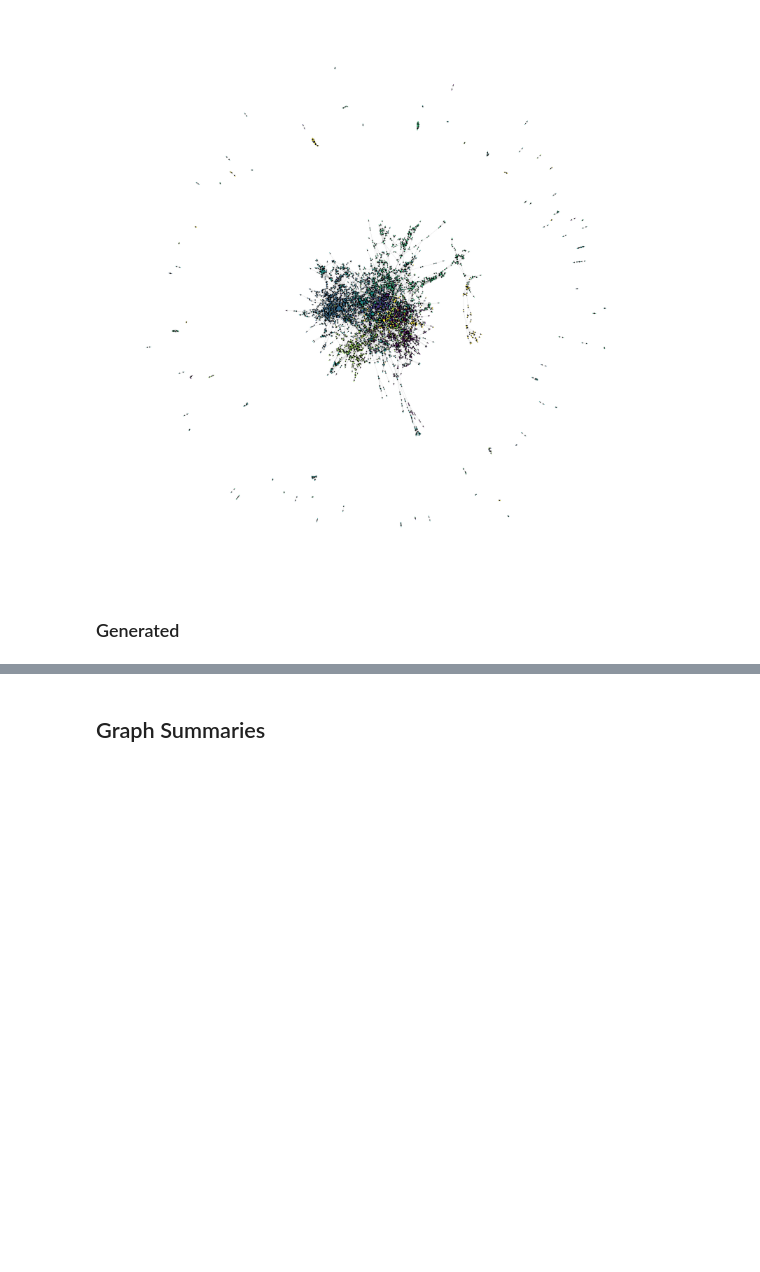
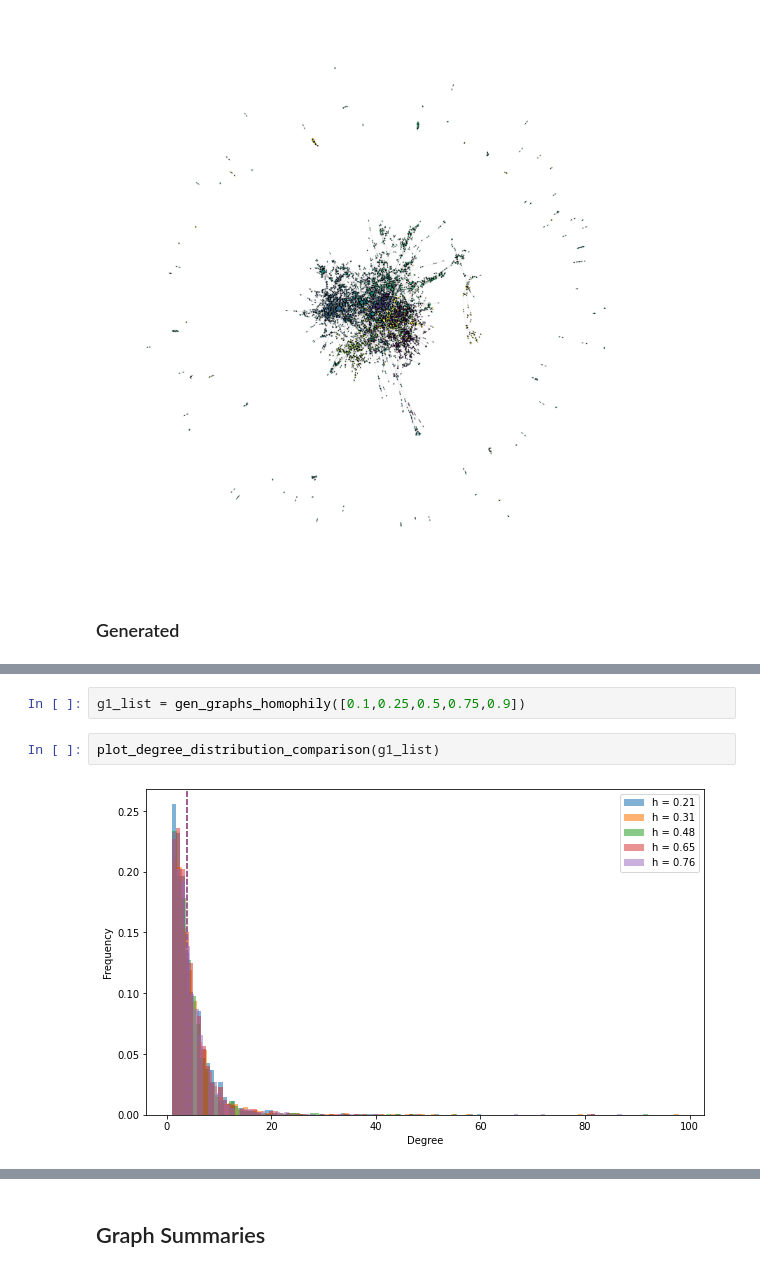
Before and after one commit to jr419/Homophily_Analysis, a Jupyter notebook: Homophily.ipynb, the cells around one changed output, grey strips where cells are left out. Drawn from its saved outputs; the diff is of its cells as text; blank space fills up the shorter version.

```diff
--- a/Homophily.ipynb
+++ b/Homophily.ipynb
@@ -865,0 +892,6 @@ g0_synth = gen_synthetic_graph_spectral(g1,h=1,d_out=g1.in_degrees().float().mea
+# %%
+g1_list = gen_graphs_homophily([0.1,0.25,0.5,0.75,0.9])
+# %%
+plot_degree_distribution_comparison(g1_list)
+# %% [output]
+[figure, added]
```
Also changed, not shown: parts of 23 cells of this notebook, 6 other files.
